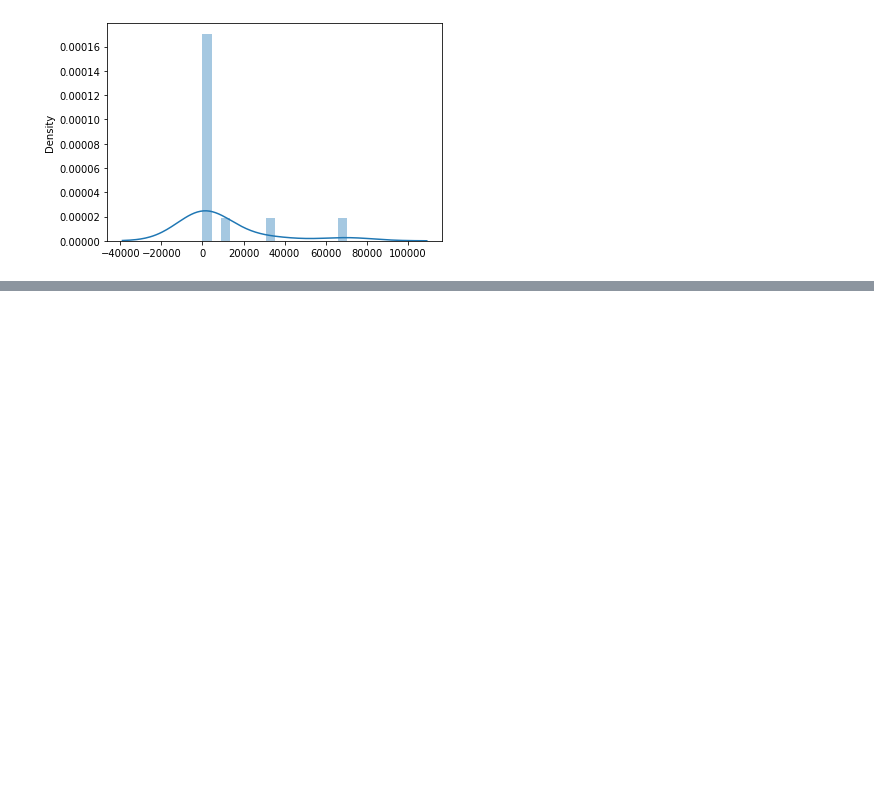
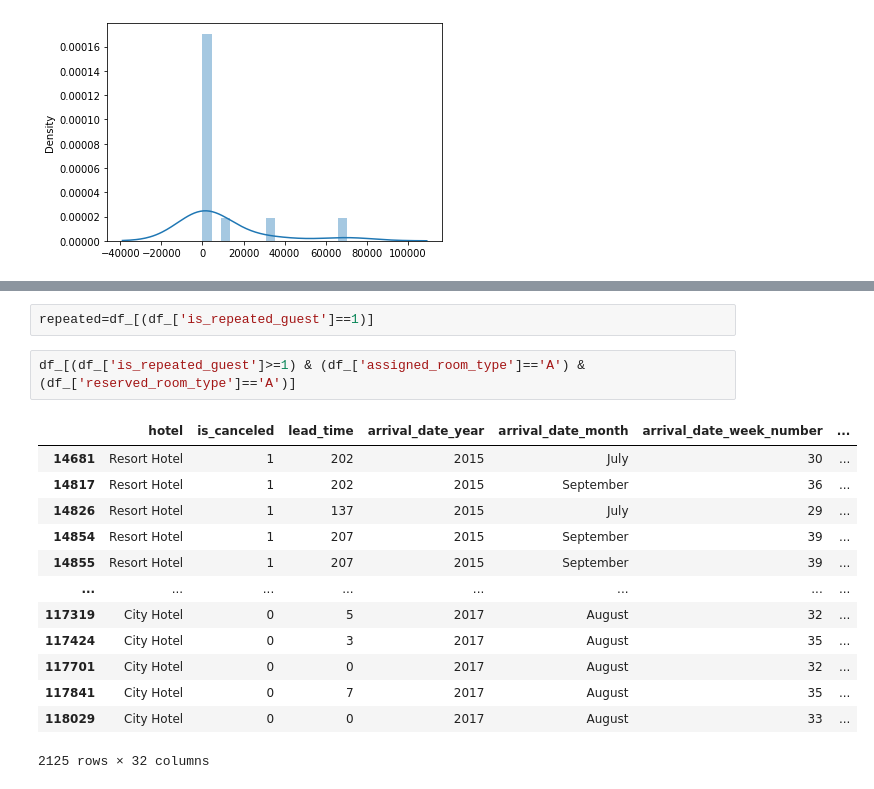
Before and after one commit to Shambhurajdesai/Capstone---1-Hotel-Booking-Analysis, a Jupyter notebook: Copy_of_Hotel_Bookings_Analysis.ipynb, the cells around one changed output, grey strips where cells are left out. Cells and saved outputs as stored; diff of their text form; blank space fills up the shorter version.

```diff
--- a/Copy_of_Hotel_Bookings_Analysis.ipynb
+++ b/Copy_of_Hotel_Bookings_Analysis.ipynb
@@ -418,0 +511,18 @@ sns.distplot(a,hist=True)
+# %%
+repeated=df_[(df_['is_repeated_guest']==1)]
+# %%
+df_[(df_['is_repeated_guest']>=1) & (df_['assigned_room_type']=='A') & (df_['reserved_room_type']=='A')]
+# %% [output]
+|  | hotel | is_canceled | lead_time | arrival_date_year | arrival_date_month | arrival_date_week_number | ... |
+| 14681 | Resort Hotel | 1 | 202 | 2015 | July | 30 | ... |
+| 14817 | Resort Hotel | 1 | 202 | 2015 | September | 36 | ... |
+| 14826 | Resort Hotel | 1 | 137 | 2015 | July | 29 | ... |
+| 14854 | Resort Hotel | 1 | 207 | 2015 | September | 39 | ... |
+| 14855 | Resort Hotel | 1 | 207 | 2015 | September | 39 | ... |
+| ... | ... | ... | ... | ... | ... | ... | ... |
+| 117319 | City Hotel | 0 | 5 | 2017 | August | 32 | ... |
+| 117424 | City Hotel | 0 | 3 | 2017 | August | 35 | ... |
+| 117701 | City Hotel | 0 | 0 | 2017 | August | 32 | ... |
+| 117841 | City Hotel | 0 | 7 | 2017 | August | 35 | ... |
+| 118029 | City Hotel | 0 | 0 | 2017 | August | 33 | ... |
+2125 rows × 32 columns
```
Also changed, not shown: parts of 11 cells of this notebook.
